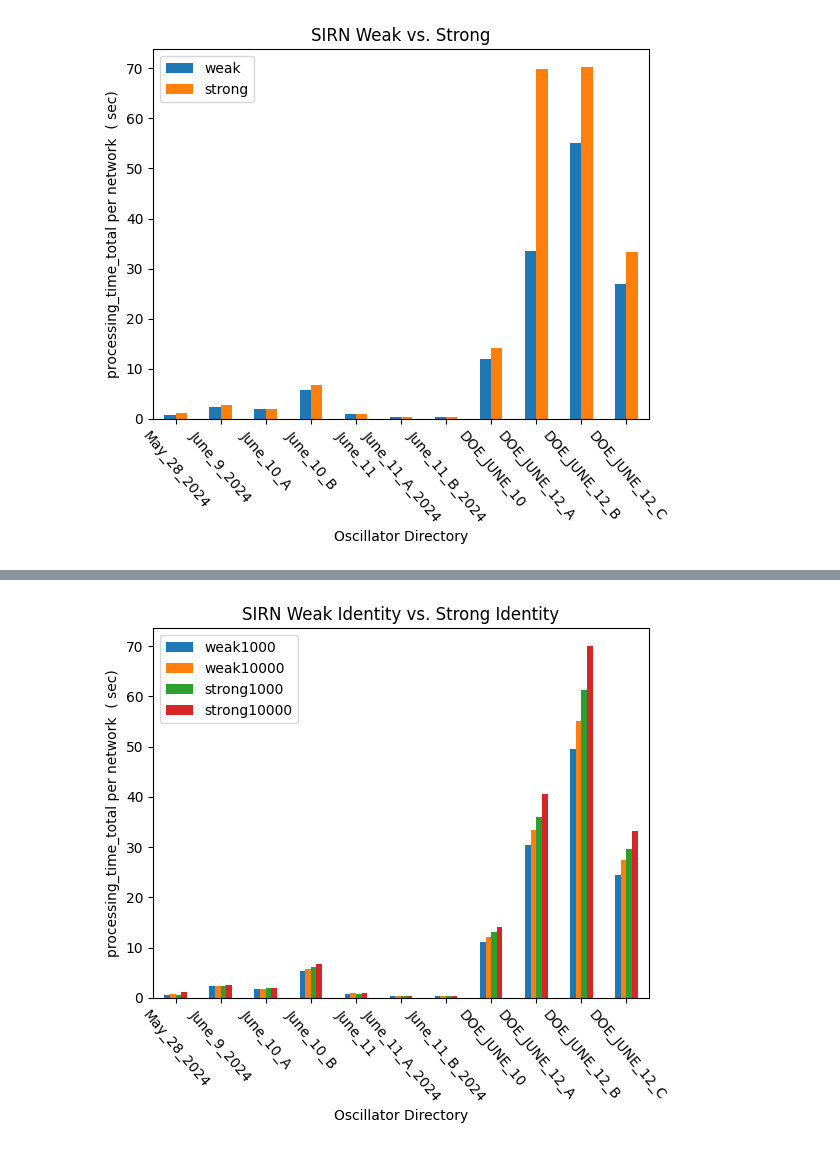
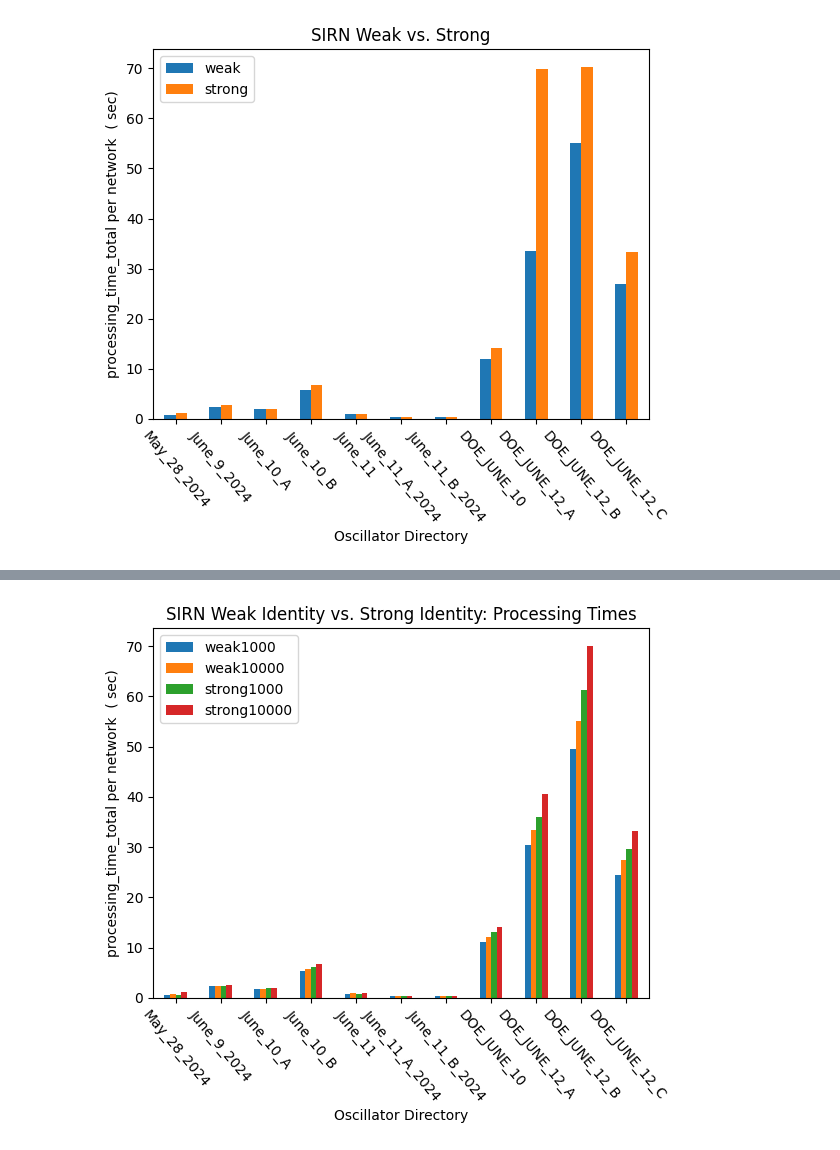
Before and after one commit to ModelEngineering/pySubnetSB, a Jupyter notebook: notebooks/analyze_structure.ipynb, the cells around one changed output, grey strips where cells are left out. Saved outputs shown, nothing was run; the diff lists cells and outputs as text; code cells hidden in the pictures.

```diff
--- a/notebooks/analyze_structure.ipynb
+++ b/notebooks/analyze_structure.ipynb
@@ -118,11 +118,11 @@ _ = SummaryStatistics.plotMetricByConditions("is_indeterminate_mean",
 # %%
 _ = SummaryStatistics.plotMetricByConditions("processing_time_total",
                 identity_types = [False, True],
                 max_num_perms = [1000, 10000],
                 sirn_types = [True],
                 is_log=False,
                 legends=["weak1000", "weak10000", "strong1000", "strong10000"],
-                title="SIRN Weak Identity vs. Strong Identity"
+                title="SIRN Weak Identity vs. Strong Identity: Processing Times"
                 )
 # %% [output]
-[figure, old version]
+[figure, new version]
```
Also changed, not shown: parts of 8 cells of this notebook, 2 other files.
